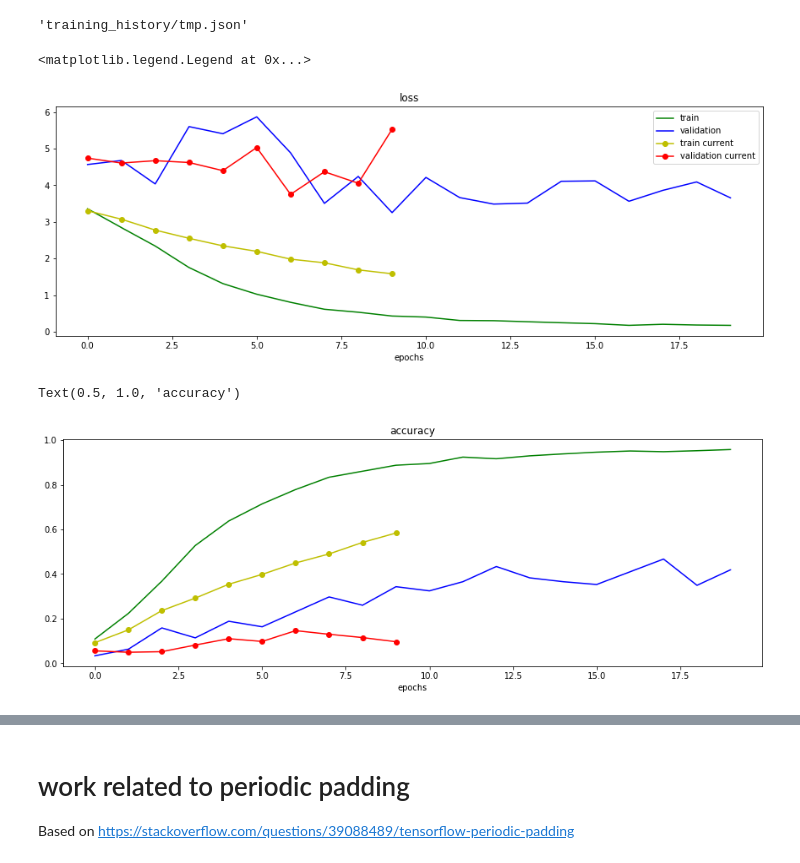
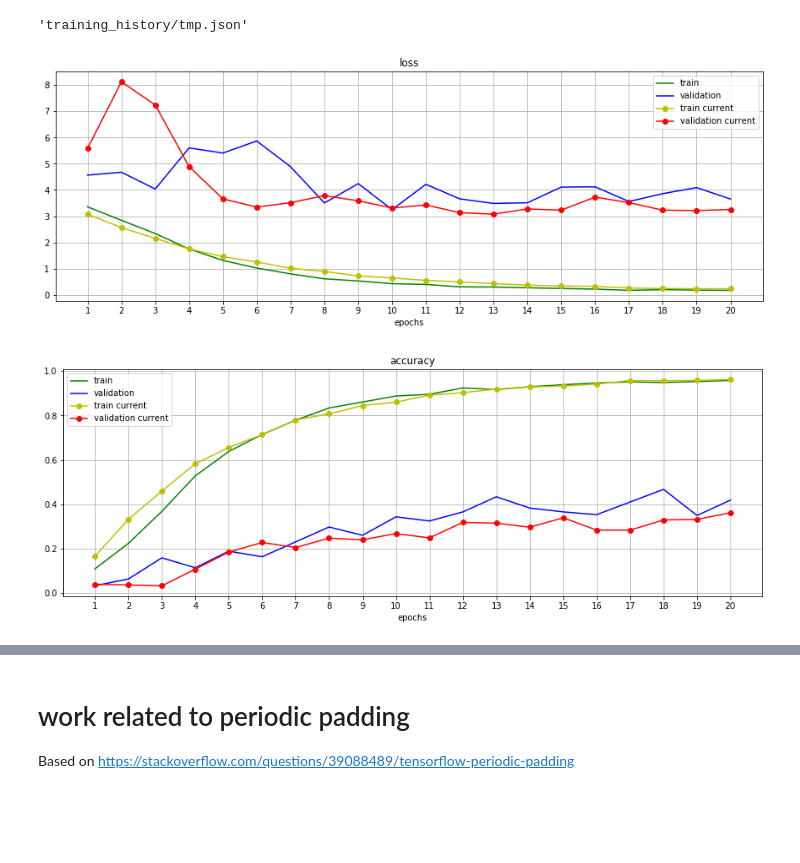
Before and after one commit to borundev/cmu-ragaresearch, a Jupyter notebook: main_scripts/Stage_1_Tensorflow.ipynb, the cells around one changed output, grey strips where cells are left out. Saved outputs shown, nothing was run; the diff lists cells and outputs as text; code cells hidden in the pictures; blank space fills up the shorter version.

```diff
--- a/main_scripts/Stage_1_Tensorflow.ipynb
+++ b/main_scripts/Stage_1_Tensorflow.ipynb
@@ -293,17 +290,18 @@ ragas_reverse_idx={v:k for k,v in ragas_idx.items()}
 # %%
 plt.figure(figsize=(15,5))
 plt.plot(history_dict_unaugmented['loss'],'g-',label='train')
 plt.plot(history_dict_unaugmented['val_loss'],'b-',label='validation')
 #plt.plot(history_dict_augmented['loss'],'g--',label='train augmented')
 #plt.plot(history_dict_augmented['val_loss'],'b--',label='validation augmented')
 plt.plot(history_dict['loss'],'yo-',label='train current')
 plt.plot(history_dict['val_loss'],'ro-',label='validation current')
 plt.title('loss')
 plt.xlabel('epochs')
 plt.legend()
+plt.xticks(range(20),range(1,21))
+plt.grid(True)
 # %% [output]
-<matplotlib.legend.Legend at 0x...>
-[figure, old version]
+[figure, new version]
 # %%
 plt.figure(figsize=(15,5))
 plt.plot(history_dict_unaugmented['accuracy'],'g-',label='train')
@@ -312,11 +310,13 @@ plt.plot(history_dict_unaugmented['val_accuracy'],'b-',label='validation')
 #plt.plot(history_dict_augmented['val_accuracy'],'b--',label='validation augmented')
 plt.plot(history_dict['accuracy'],'yo-',label='train current')
 plt.plot(history_dict['val_accuracy'],'ro-',label='validation current')
+plt.legend()
 plt.xlabel('epochs')
 plt.title('accuracy')
+plt.xticks(range(20),range(1,21))
+plt.grid(True)
 # %% [output]
-Text(0.5, 1.0, 'accuracy')
-[figure, old version]
+[figure, new version]
 # %%
 plt.figure(figsize=(15,5*30))
 for i in range(30):
```
Also changed, not shown: parts of 5 cells of this notebook.
